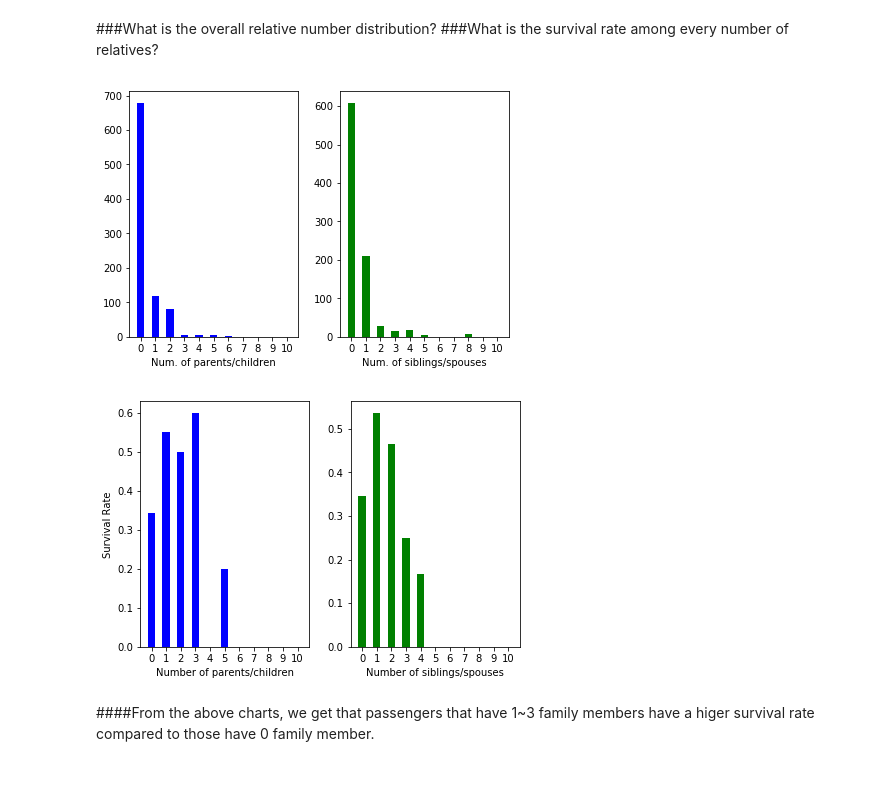
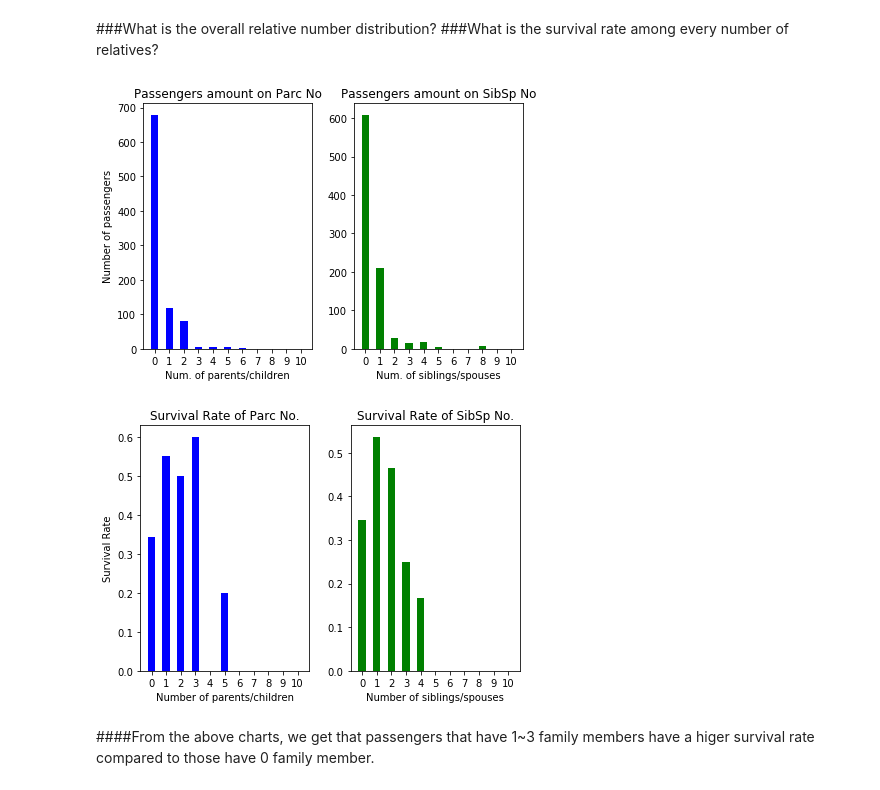
Before and after one commit to duanduan2015/Titanic-Dataset-Analysis, a Jupyter notebook: TitanicDatasetAnalysis.ipynb, the cells around one changed output. Drawn from its saved outputs; the diff is of its cells as text; code cells hidden in the pictures.

Commit message:
Add title for last 4 figures

```diff
--- a/TitanicDatasetAnalysis.ipynb
+++ b/TitanicDatasetAnalysis.ipynb
@@ -322,9 +322,12 @@ fig, ax = plot.subplots(1,2)
 fig.tight_layout()
 ax[0].bar(x, y_parch_value, 0.5, color='blue')
 ax[0].set_xlabel("Num. of parents/children")
+ax[0].set_ylabel("Number of passengers")
 ax[0].set_xticks(x)
+ax[0].set_title("Passengers amount on Parc No")
 ax[1].bar(x, y_sibsp_value, 0.5, color='green')
 ax[1].set_xlabel("Num. of siblings/spouses")
+ax[1].set_title("Passengers amount on SibSp No")
 ax[1].set_xticks(x)
 plot.show()
 parch_survival = {}
@@ -340,35 +343,37 @@ for (index, row) in passengers_df.iterrows():
     key = row['Parch']
     if key in parch_survival.keys():
         parch_survival[key] += 1
     else:
         parch_survival[key] = 1
 
 sibsp_rate = []
 parch_rate = []
 for i in x:
     if i in sibsp_survival.keys():
         sibsp_rate.append(sibsp_survival[i] / sibling_spouse_distribution[i])
     else:
         sibsp_rate.append(0)
 
     if i in parch_survival.keys():
         parch_rate.append(parch_survival[i] / parents_children_distribution[i])
     else:
         parch_rate.append(0)
 
 fig, ax = plot.subplots(1,2)
 fig.tight_layout()
 ax[0].bar(x, parch_rate, 0.5, color='blue')
 ax[0].set_ylabel("Survival Rate")
 ax[0].set_xlabel("Number of parents/children")
 ax[0].set_xticks(x)
+ax[0].set_title("Survival Rate of Parc No.", loc="center")
 ax[1].bar(x, sibsp_rate, 0.5, color='green')
 ax[1].set_xlabel("Number of siblings/spouses")
 ax[1].set_xticks(x)
+ax[1].set_title("Survival Rate of SibSp No.", loc="center")
 plot.show()
 # %% [output]
-[figure, old version]
+[figure, new version]
-[figure, old version]
+[figure, new version]
 # %% [markdown]
 ####From the above charts, we get that passengers that have 1~3 family members have a higer survival rate compared to those have 0 family member.
 # %% [markdown]
```
